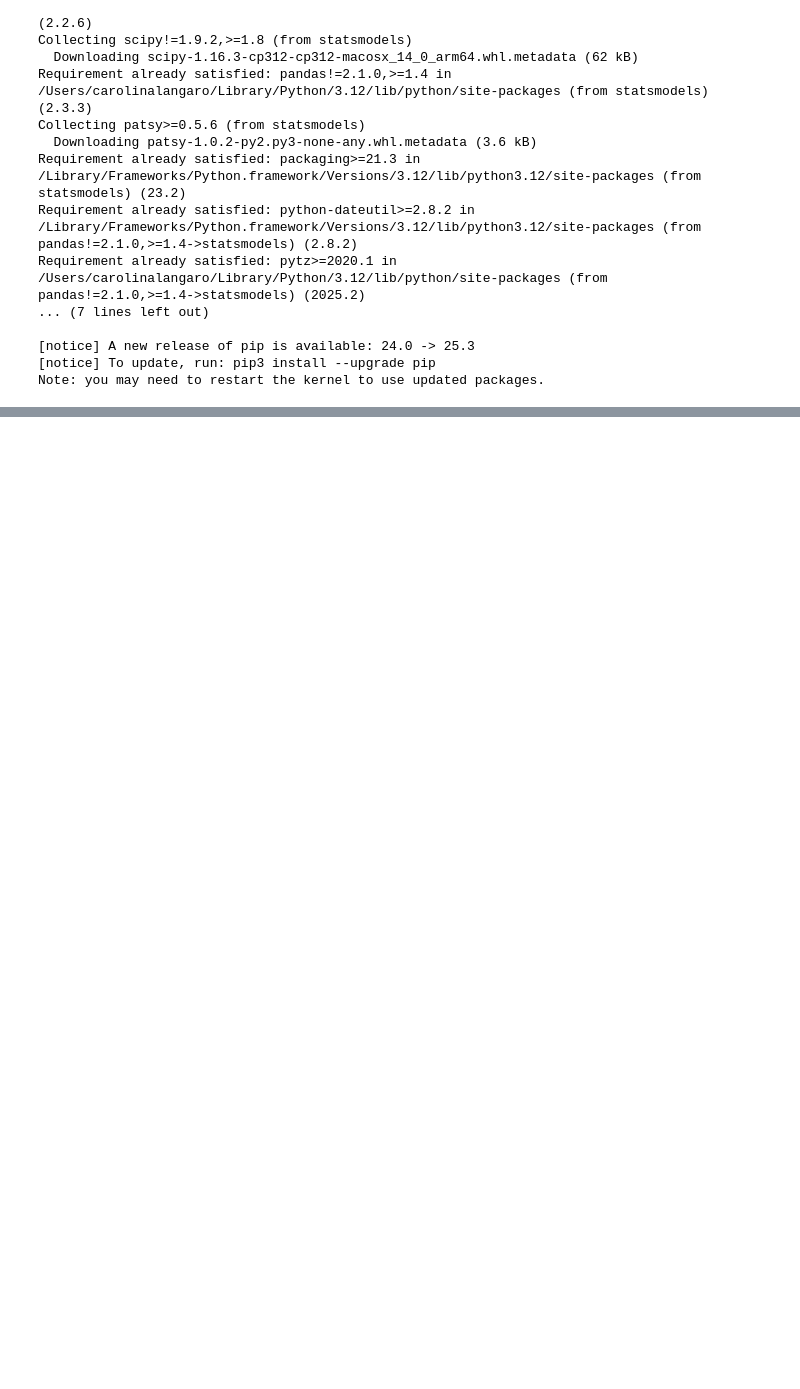
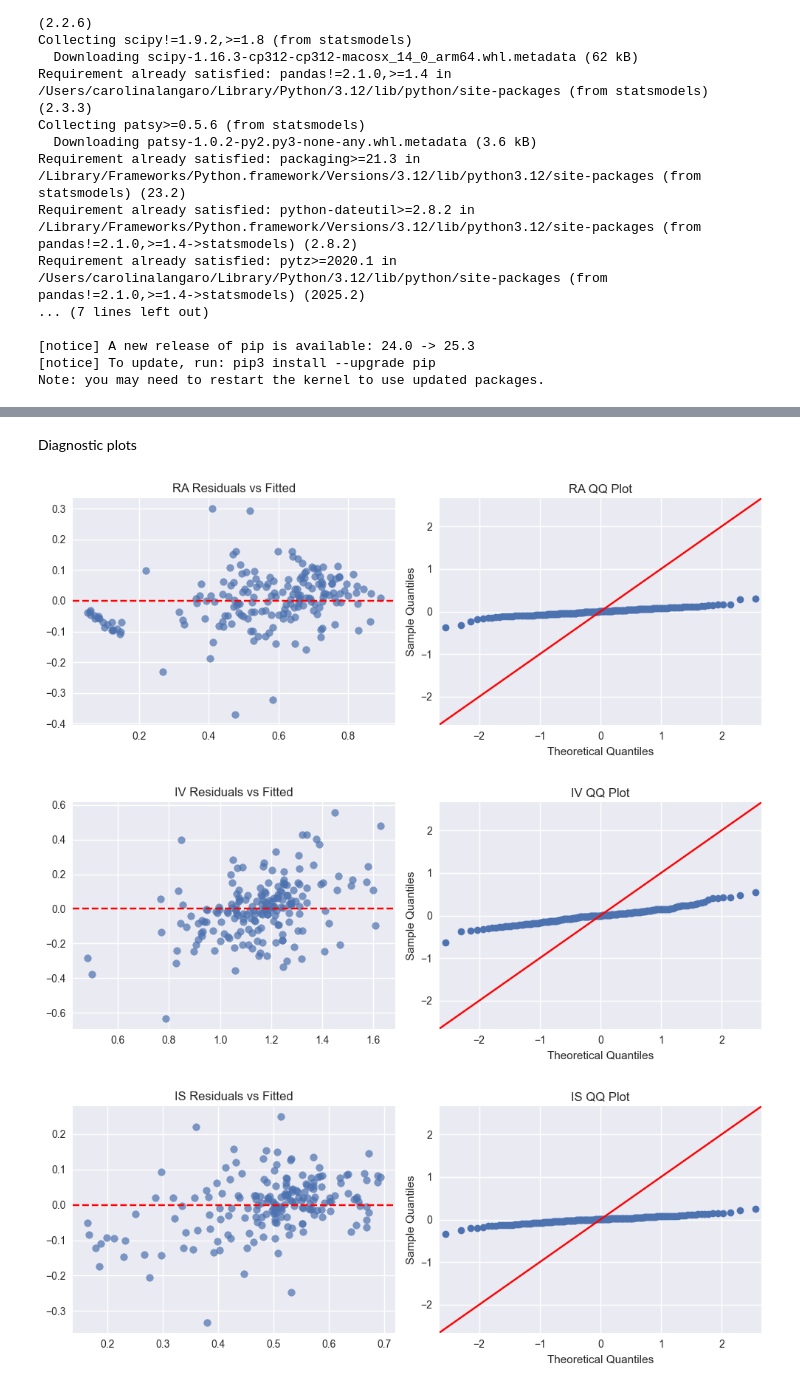
Before and after one commit to clangaro/40Hz-Gamma-Analysis, a Jupyter notebook: notebooks/analysis_pipeline.ipynb, the cells around one changed output, grey strips where cells are left out. Drawn from its saved outputs; the diff is of its cells as text; code cells hidden in the pictures; blank space fills up the shorter version.

```diff
--- a/notebooks/analysis_pipeline.ipynb
+++ b/notebooks/analysis_pipeline.ipynb
@@ -39,0 +113,11 @@ FileNotFoundError: [Errno 2] No such file or directory: 'data/circadian.csv'
+# %%
+def fit_mixed(formula, df, group, name):
+    print(f"\n========== MODEL: {name} ==========")
+    try:
+        model = smf.mixedlm(formula, df, groups=df[group])
+        res = model.fit(reml=False, method="lbfgs", maxiter=500, disp=False)
+        print(res.summary())
+        return res
+    except Exception as e:
+        print(f"Model for {name} failed:\n{e}")
+        return None
@@ -39,0 +126,9 @@ FileNotFoundError: [Errno 2] No such file or directory: 'data/circadian.csv'
+# %%
+res_ra = fit_mixed("RA ~ LightGroup * PREPOST + AgeGroup + Sex",
+                   circ, "ID", "RA")
+
+res_iv = fit_mixed("IV ~ LightGroup * PREPOST + AgeGroup + Sex",
+                   circ, "ID", "IV")
+
+res_is = fit_mixed("IS ~ LightGroup * PREPOST + AgeGroup + Sex",
+                   circ, "ID", "IS")
@@ -39,0 +153,29 @@ FileNotFoundError: [Errno 2] No such file or directory: 'data/circadian.csv'
+# %% [markdown]
+Diagnostic plots
+# %%
+def diagnostic_plots(res, varname):
+    if res is None:
+        return
+
+    resid = res.resid
+    fitted = res.fittedvalues
+
+    fig, axes = plt.subplots(1,2,figsize=(10,4))
+
+    axes[0].scatter(fitted, resid, alpha=0.7)
+    axes[0].axhline(0, color="red", linestyle="--")
+    axes[0].set_title(f"{varname} Residuals vs Fitted")
+
+    sm.qqplot(resid, line="45", ax=axes[1])
+    axes[1].set_title(f"{varname} QQ Plot")
+
+    plt.tight_layout()
+    plt.show()
+
+diagnostic_plots(res_ra, "RA")
+diagnostic_plots(res_iv, "IV")
+diagnostic_plots(res_is, "IS")
+# %% [output]
+[figure, added]
+[figure, added]
+[figure, added]
```
Also changed, not shown: parts of 24 cells of this notebook, 1 other file.
